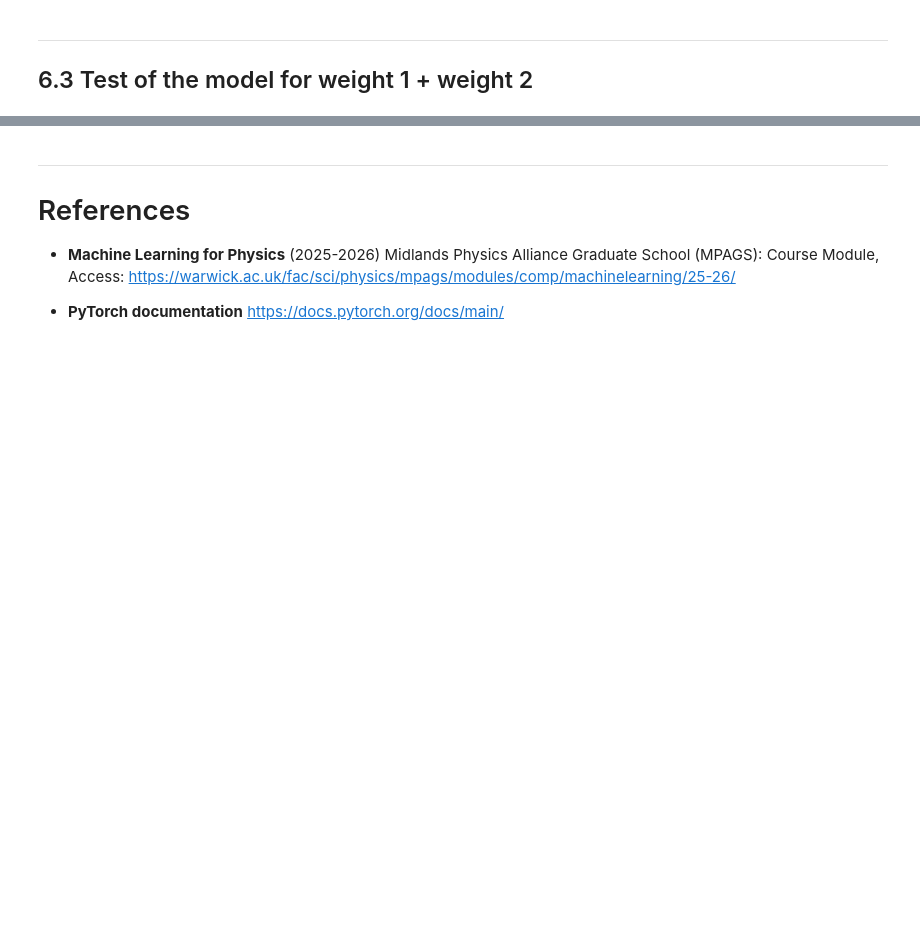
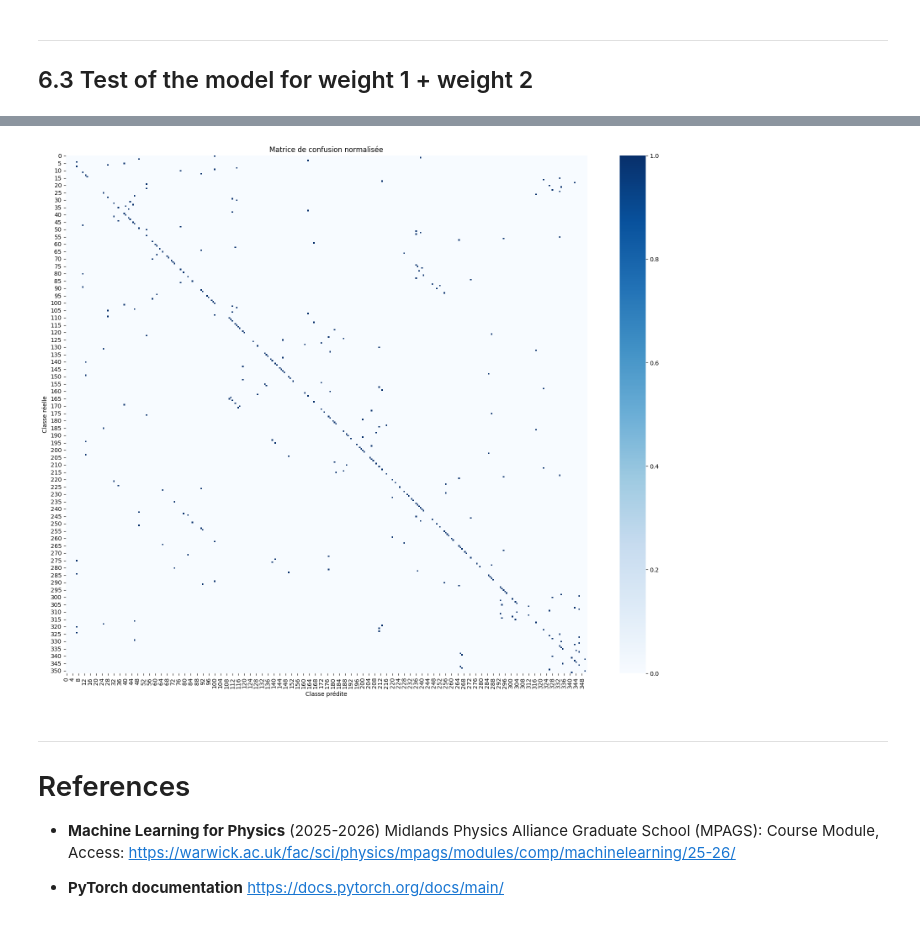
Before and after one commit to TheoHUETQC/surface-code, a Jupyter notebook: machine_learning_decoder_for_surface_codes.ipynb, the cells around one changed output, grey strips where cells are left out. Cells and saved outputs as stored; diff of their text form; code cells hidden in the pictures; blank space fills up the shorter version.

```diff
--- a/machine_learning_decoder_for_surface_codes.ipynb
+++ b/machine_learning_decoder_for_surface_codes.ipynb
@@ -503,3 +574,7 @@ Complete
+# %%
+confusion_matrix_plot_2(y_true_2, y_pred_mlp_np, possible_errors_2)
+# %% [output]
+[figure, added]
 # %% [markdown]
 ---
 
```
Also changed, not shown: parts of 20 cells of this notebook.
